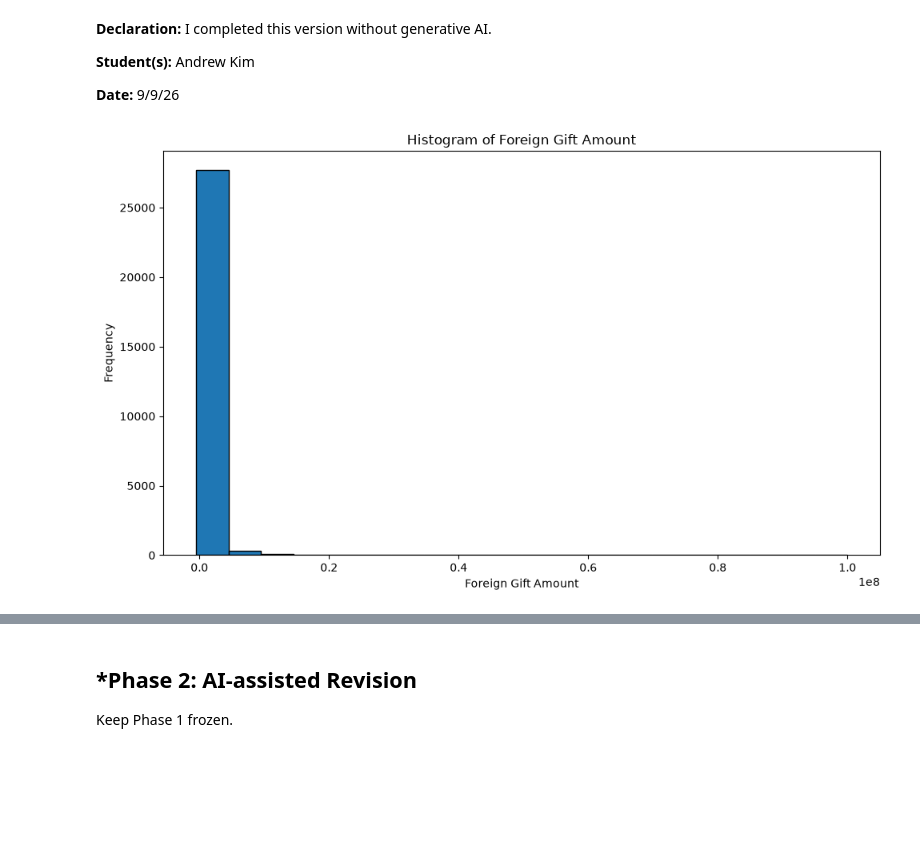
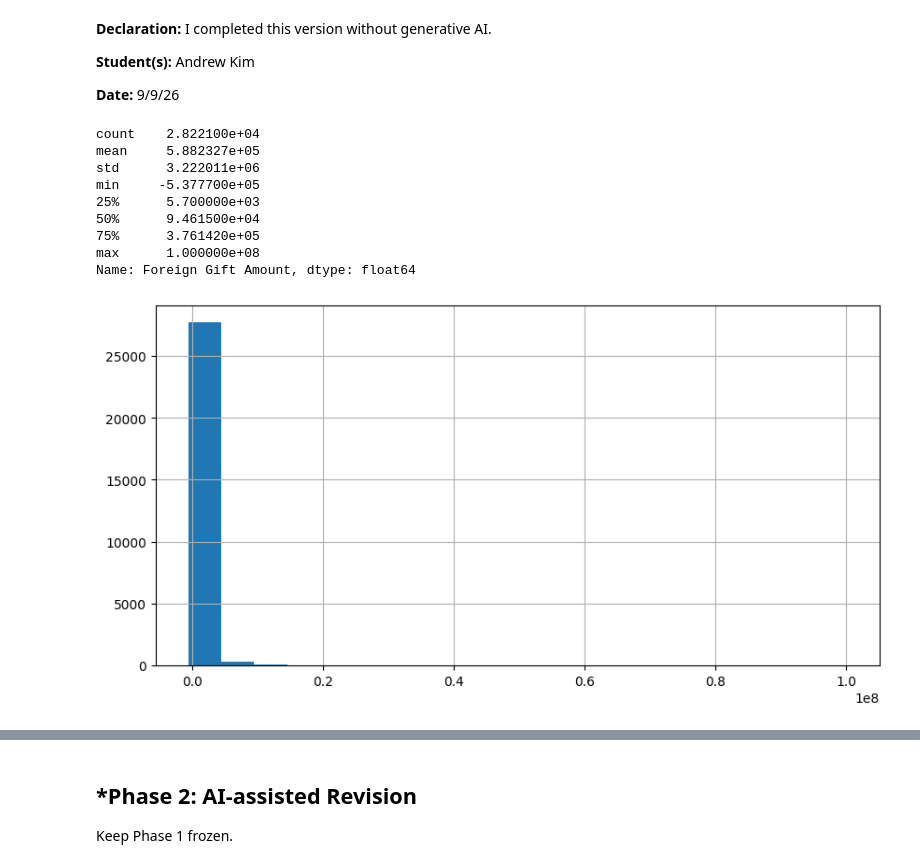
Before and after one commit to hyunderscore/A02-eda-and-visualization, a Jupyter notebook: notebook.ipynb, the cells around one changed output, grey strips where cells are left out. Drawn from its saved outputs; the diff is of its cells as text; code cells hidden in the pictures; blank space fills up the shorter version.

```diff
--- a/notebook.ipynb
+++ b/notebook.ipynb
@@ -54,15 +56,18 @@ import numpy as np
 #Q2.1
 df = pd.read_csv('./data/ForeignGifts_edu.csv')
-# %%
-import matplotlib.pyplot as plt
-
-# Create a histogram of the Foreign Gift Amount column
-plt.figure(figsize=(10, 6))
-plt.hist(df['Foreign Gift Amount'], bins=20, edgecolor='black')
-plt.title('Histogram of Foreign Gift Amount')
-plt.xlabel('Foreign Gift Amount')
-plt.ylabel('Frequency')
-plt.tight_layout()
-plt.show()
-# %% [output]
-[figure, removed]
+# %%
+#Q2.2
+df['Foreign Gift Amount'].hist(bins=20,figsize=(10,5))
+df['Foreign Gift Amount'].describe()
+#a majority of foreign gifts are small however a few are much larger bring the mean up despite the amount of smaller gifts.
+# %% [output]
+count    2.822100e+04
+mean     5.882327e+05
+std      3.222011e+06
+min     -5.377700e+05
+25%      5.700000e+03
+50%      9.461500e+04
+75%      3.761420e+05
+max      1.000000e+08
+Name: Foreign Gift Amount, dtype: float64
+[figure, added]
```
Also changed, not shown: parts of 4 cells of this notebook, 1 other file.
